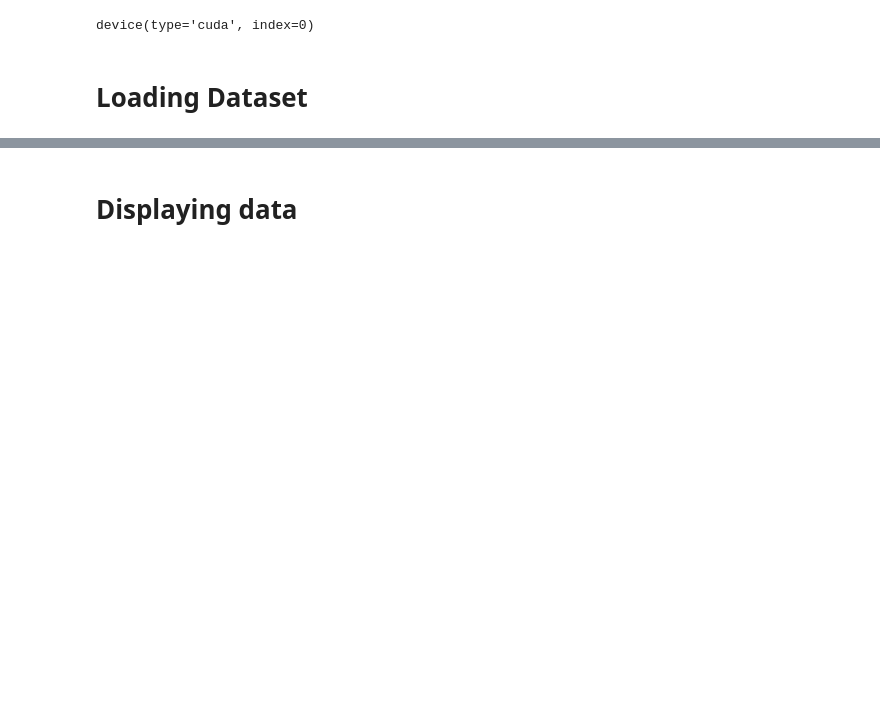
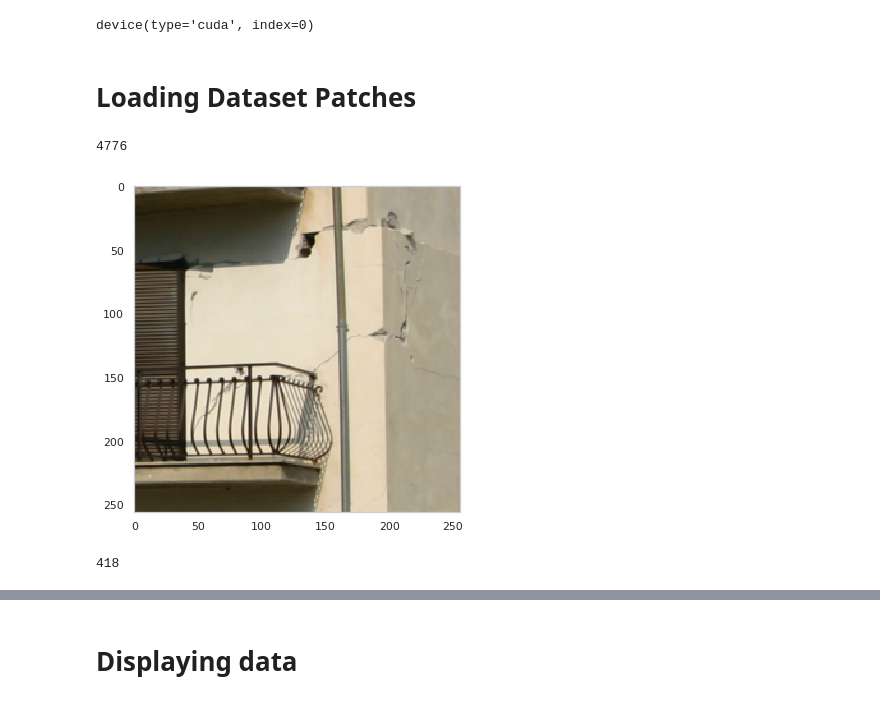
Before and after one commit to gregunz/FacadeParsing, a Jupyter notebook: nb01_data_exploration_and_loading.ipynb, the cells around one changed output, grey strips where cells are left out. Cells and saved outputs as stored; diff of their text form; code cells hidden in the pictures; blank space fills up the shorter version.

```diff
--- a/nb01_data_exploration_and_loading.ipynb
+++ b/nb01_data_exploration_and_loading.ipynb
@@ -34,2 +41,2 @@ from show import *
 # %% [markdown]
-# Loading Dataset
+# Loading Dataset Patches
@@ -39,0 +47,14 @@ dset = BuildingsDatasetH5("data/images_{}.hdf5".format(patch_size))
+# %%
+dset = FacadesDatasetH5Patches(path)
+len(dset)
+# %% [output]
+4776
+# %%
+show_img(dset[6]['image'])
+# %% [output]
+[figure, added]
+# %%
+dset_full = FacadesDatasetH5Full(path, n_rows, n_crops)
+len(dset_full)
+# %% [output]
+418
```
Also changed, not shown: parts of 23 cells of this notebook, 8 other files.
